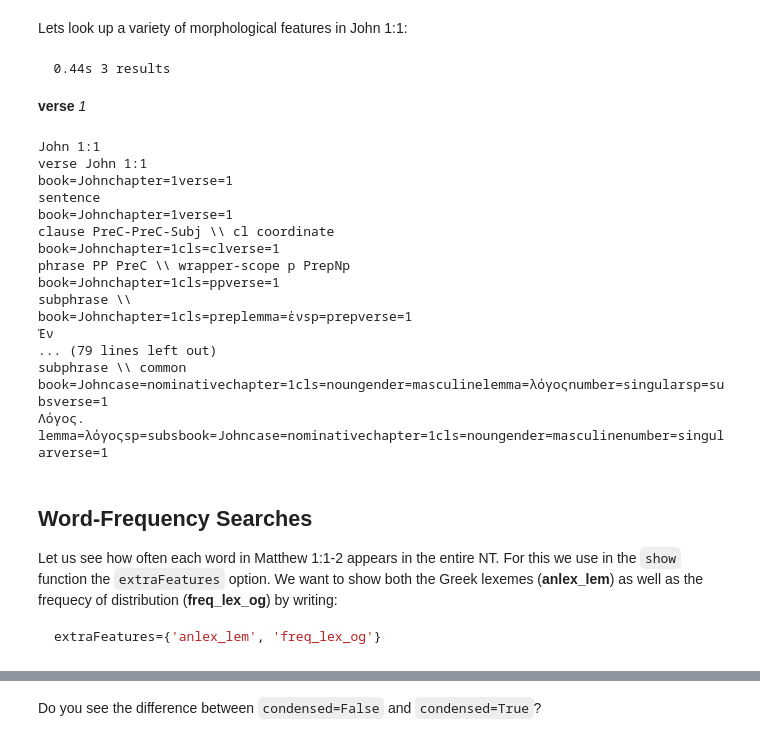
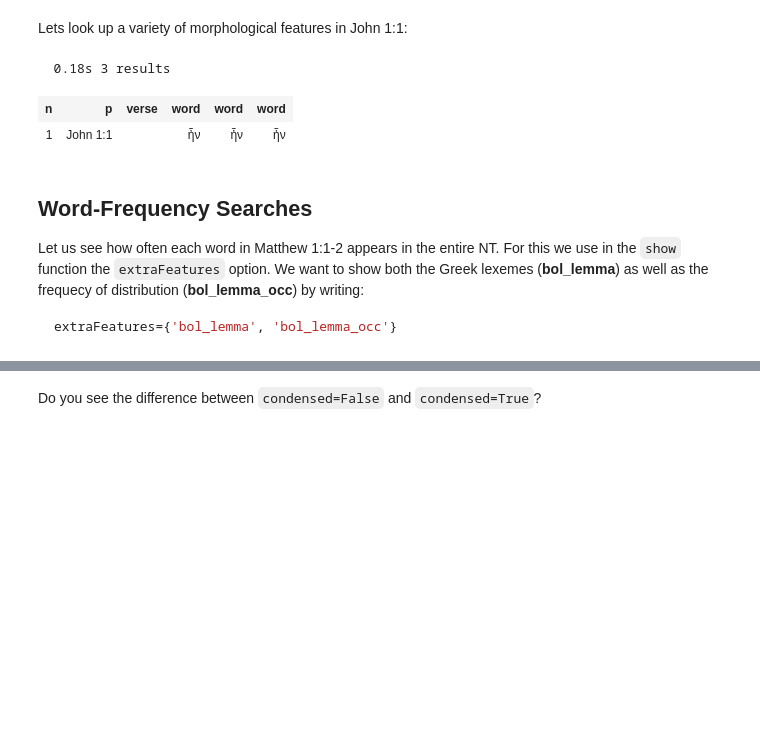
Before and after one commit to oliverglanz/Text-Fabric, a Jupyter notebook: Research-Workshop-Series/0200_PhD-Workshop_TF_002_jupyter-notebooks-intro.ipynb, the cells around one changed output, grey strips where cells are left out. Saved outputs shown, nothing was run; the diff lists cells and outputs as text; code cells hidden in the pictures; blank space fills up the shorter version.

````diff
--- a/Research-Workshop-Series/0200_PhD-Workshop_TF_002_jupyter-notebooks-intro.ipynb
+++ b/Research-Workshop-Series/0200_PhD-Workshop_TF_002_jupyter-notebooks-intro.ipynb
@@ -412,36 +396,20 @@ Lets look up a variety of morphological features in John 1:1:
 # %%
 # Morph features in John 1:1
 ShowMorph = '''
 verse book=John chapter=1 verse=1
    word case* gender* mood* number* person* sp* voice* tense* lemma* cls=verb
 '''
-ShowMorph  = NT.search(ShowMorph)
-NT.show(ShowMorph, start=1, end=1, condensed=True, multiFeatures=False)
+ShowMorph  = GNT.search(ShowMorph)
+GNT.table(ShowMorph, start=1, end=1, condensed=True, multiFeatures=False)
 # %% [output]
-  0.44s 3 results
+  0.18s 3 results
-verse 1
-John 1:1
-verse John 1:1
-book=Johnchapter=1verse=1
-sentence
-book=Johnchapter=1verse=1
-clause PreC-PreC-Subj \\ cl coordinate
-book=Johnchapter=1cls=clverse=1
-phrase PP PreC \\ wrapper-scope p PrepNp
-book=Johnchapter=1cls=ppverse=1
-subphrase \\
-book=Johnchapter=1cls=preplemma=ἐνsp=prepverse=1
-Ἐν
-... (79 lines left out)
-subphrase \\ common
-book=Johncase=nominativechapter=1cls=noungender=masculinelemma=λόγοςnumber=singularsp=subsverse=1
-Λόγος.
-lemma=λόγοςsp=subsbook=Johncase=nominativechapter=1cls=noungender=masculinenumber=singularverse=1
+| n | p | verse | word | word | word |
+| 1 | John 1:1 |  | ἦν | ἦν | ἦν |
 # %% [markdown]
 ## Word-Frequency Searches
-Let us see how often each word in Matthew 1:1-2 appears in the entire NT. For this we use in the `show` function the `extraFeatures` option. We want to show both the Greek lexemes (**anlex_lem**) as well as the frequecy of distribution (**freq_lex_og**) by writing:
+Let us see how often each word in Matthew 1:1-2 appears in the entire NT. For this we use in the `show` function the `extraFeatures` option. We want to show both the Greek lexemes (**bol_lemma**) as well as the frequecy of distribution (**bol_lemma_occ**) by writing:
 ```python
-extraFeatures={'anlex_lem', 'freq_lex_og'}
+extraFeatures={'bol_lemma', 'bol_lemma_occ'}
 ```
 # %%
 # Checking Frequency Counts
````
Also changed, not shown: parts of 32 cells of this notebook.
